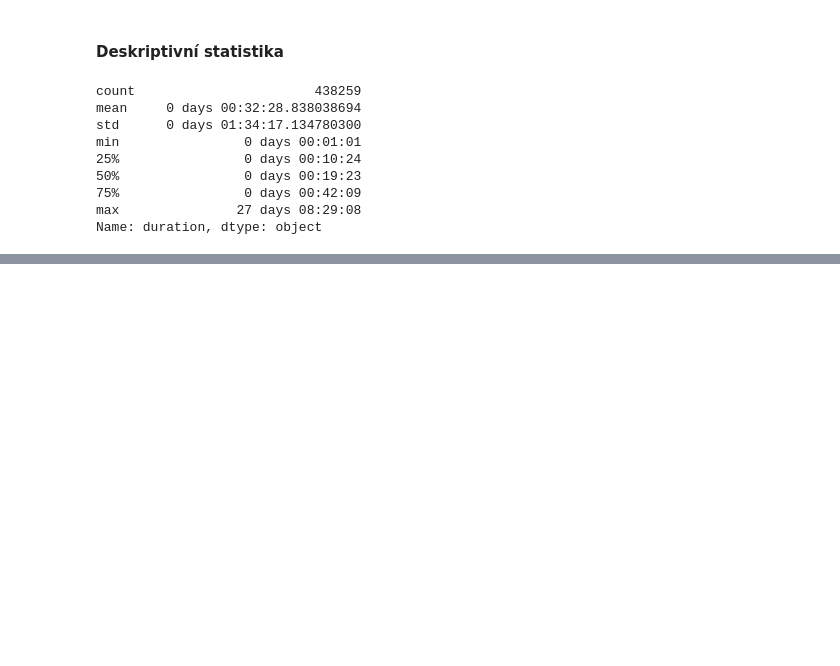
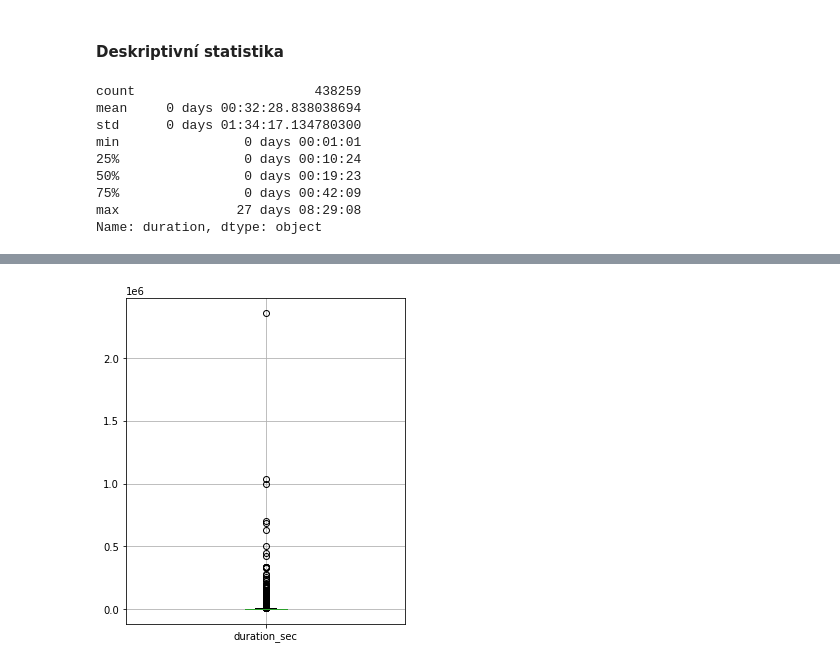
Before and after one commit to 9berny9/bikes, a Jupyter notebook: bikes_process.ipynb, the cells around one changed output, grey strips where cells are left out. Drawn from its saved outputs; the diff is of its cells as text; code cells hidden in the pictures; blank space fills up the shorter version.

Commit message:
duration_peaks

```diff
--- a/bikes_process.ipynb
+++ b/bikes_process.ipynb
@@ -383,0 +364,5 @@ memory usage: 43.5+ MB
+# %%
+# převedení na datový formát float
+df_b["duration_sec"] = df_b.duration.astype('timedelta64[s]')
+# %%
+df_b["duration_sec"] = df_b["duration_sec"]
@@ -383,0 +381,5 @@ memory usage: 43.5+ MB
+# %%
+#  inter-quartile range
+df_b.boxplot(column="duration_sec", figsize=(5, 6));
+# %% [output]
+[figure, added]
```
Also changed, not shown: parts of 16 cells of this notebook.
